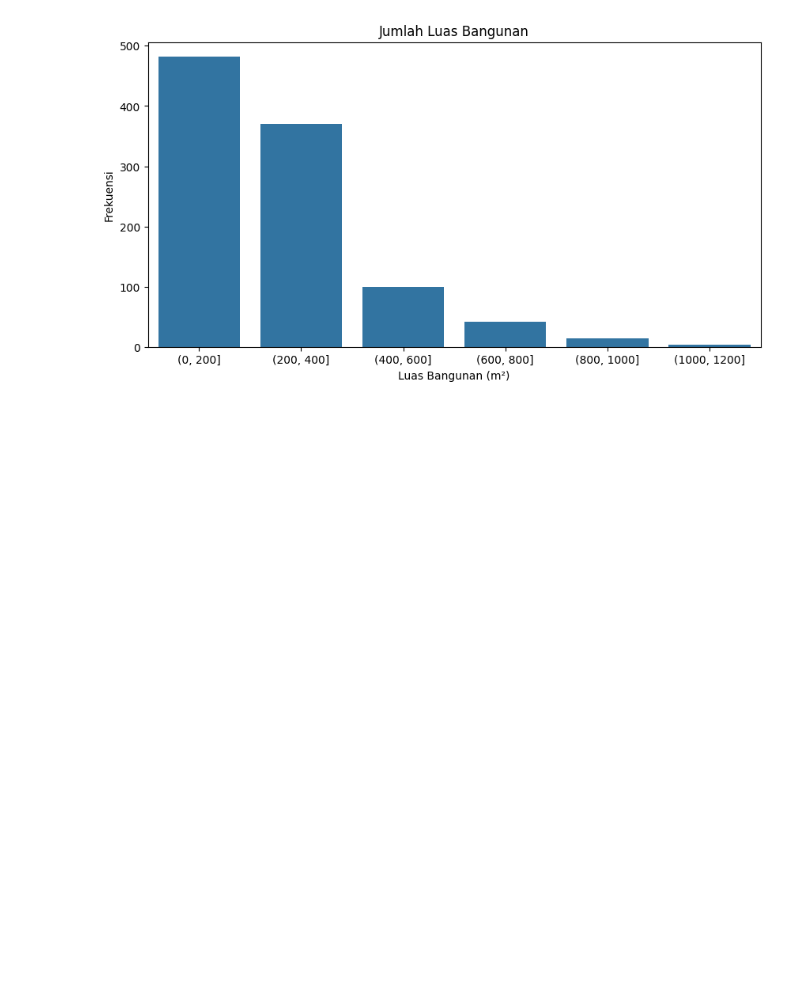
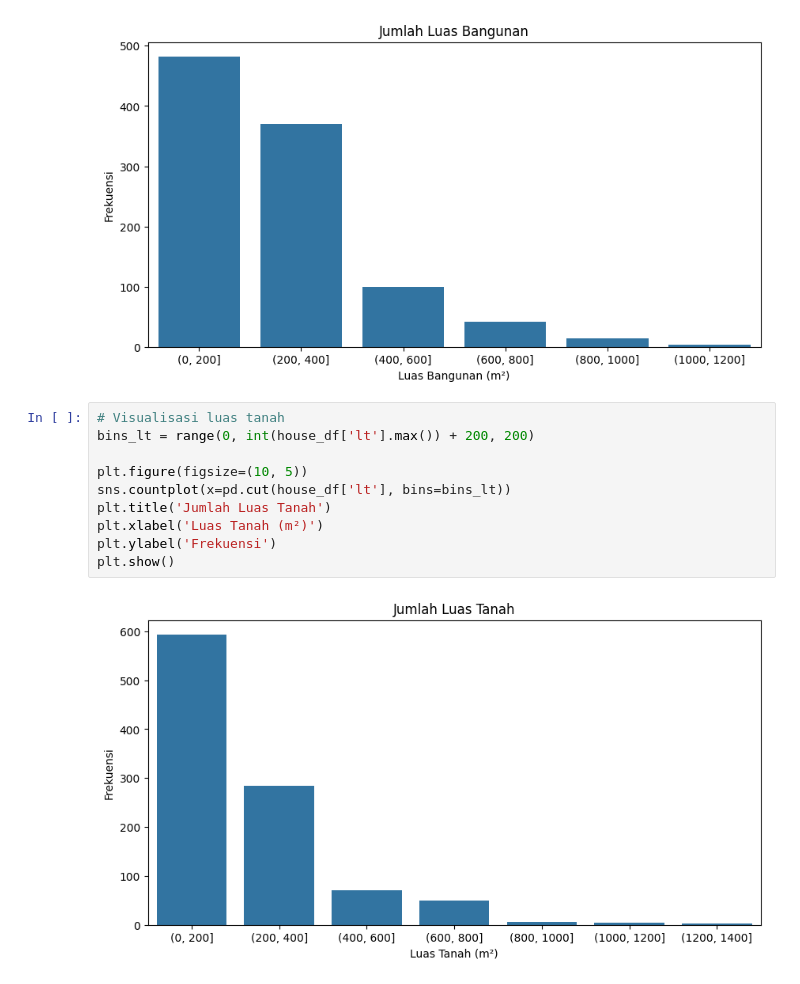
Before and after one commit to danendradipa/house-prediction, a Jupyter notebook: house_predict.ipynb, the cells around one changed output. Saved outputs shown, nothing was run; the diff lists cells and outputs as text; blank space fills up the shorter version.

Commit message:
feat: surface area visualization

```diff
--- a/house_predict.ipynb
+++ b/house_predict.ipynb
@@ -151,3 +151,15 @@ plt.ylabel('Frekuensi')
 plt.show()
 # %% [output]
 [figure]
+# %%
+# Visualisasi luas tanah
+bins_lt = range(0, int(house_df['lt'].max()) + 200, 200)
+
+plt.figure(figsize=(10, 5))
+sns.countplot(x=pd.cut(house_df['lt'], bins=bins_lt))
+plt.title('Jumlah Luas Tanah')
+plt.xlabel('Luas Tanah (m²)')
+plt.ylabel('Frekuensi')
+plt.show()
+# %% [output]
+[figure, added]
```
